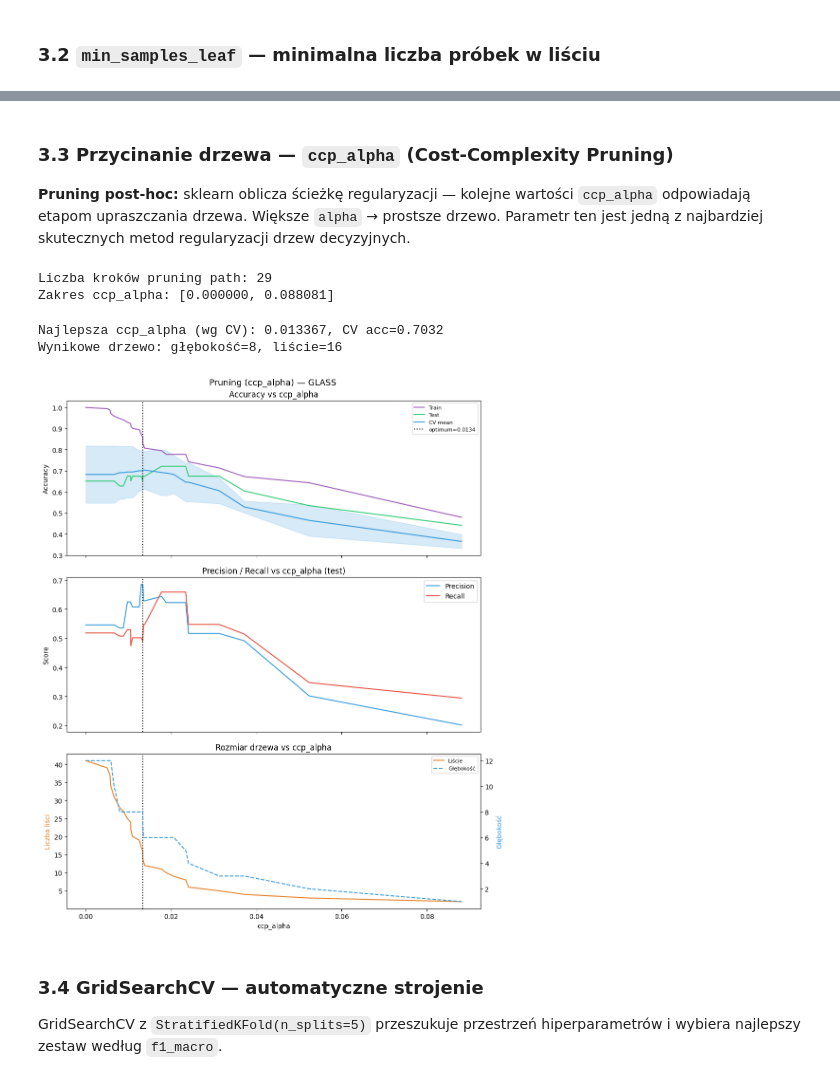
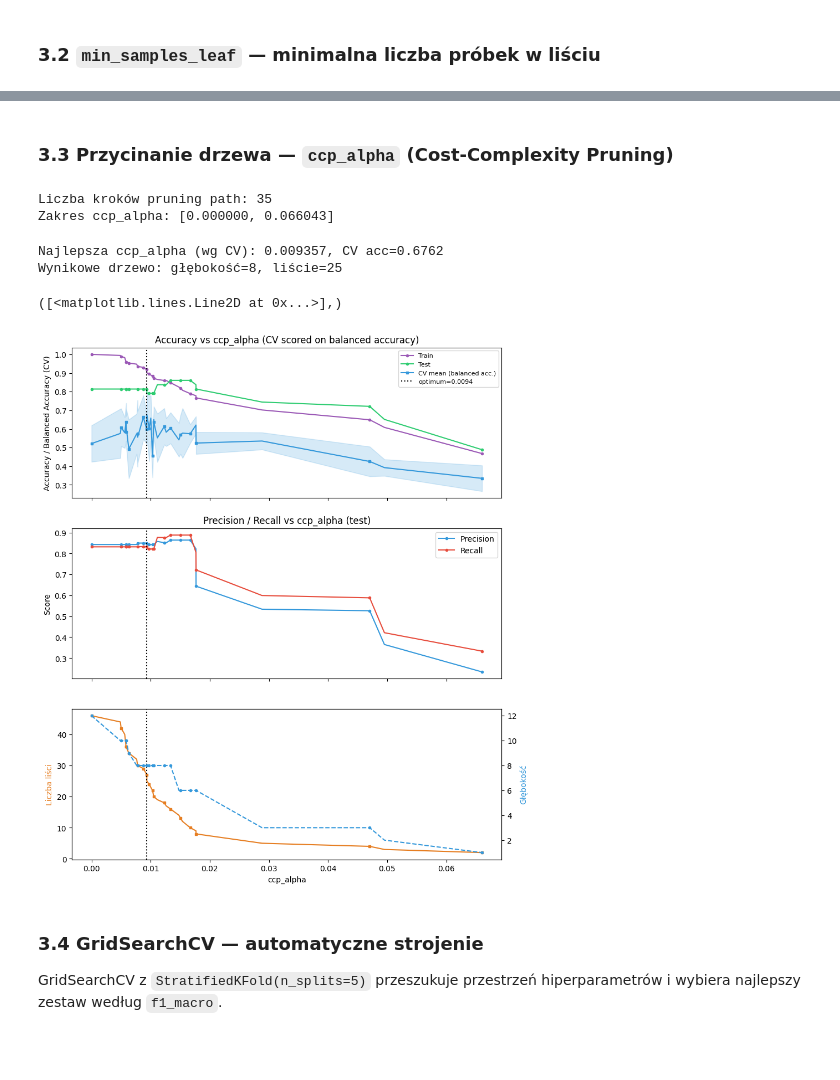
Before and after one commit to mikolaj-olesinski/Machine-Learning-PWR, a Jupyter notebook: lista3/lab3.ipynb, the cells around one changed output, grey strips where cells are left out. Cells and saved outputs as stored; diff of their text form; code cells hidden in the pictures; blank space fills up the shorter version.

```diff
--- a/lista3/lab3.ipynb
+++ b/lista3/lab3.ipynb
@@ -312,19 +331,17 @@ Najlepsze min_samples_leaf (wg CV): 3, CV acc=0.6908
 # %% [markdown]
 ### 3.3 Przycinanie drzewa — `ccp_alpha` (Cost-Complexity Pruning)
-
-**Pruning post-hoc:** sklearn oblicza ścieżkę regularyzacji — kolejne wartości `ccp_alpha` odpowiadają etapom upraszczania drzewa. Większe `alpha` → prostsze drzewo. Parametr ten jest jedną z najbardziej skutecznych metod regularyzacji drzew decyzyjnych.
 # %%
-path = DecisionTreeClassifier(random_state=42).cost_complexity_pruning_path(X_train, y_train)
+path = DecisionTreeClassifier().cost_complexity_pruning_path(X_train, y_train)
 ccp_alphas = path.ccp_alphas[:-1]
 
-skf = StratifiedKFold(n_splits=5, shuffle=True, random_state=42)
+skf = StratifiedKFold(n_splits=5, shuffle=True)
 
 print(f'Liczba kroków pruning path: {len(ccp_alphas)}')
 print(f'Zakres ccp_alpha: [{ccp_alphas.min():.6f}, {ccp_alphas.max():.6f}]')
 
 alpha_results = []
 for alpha in tqdm(ccp_alphas, desc='ccp_alpha sweep'):
-    clf = DecisionTreeClassifier(ccp_alpha=alpha, random_state=42)
+    clf = DecisionTreeClassifier(ccp_alpha=alpha)
     clf.fit(X_train, y_train)
     yp_tr = clf.predict(X_train)
     yp_te = clf.predict(X_test)
@@ -348,54 +365,52 @@ best_row       = df_alpha.loc[best_alpha_idx]
 best_alpha     = float(best_row['ccp_alpha'])
 
 print(f'Najlepsza ccp_alpha (wg CV): {best_alpha:.6f}, CV acc={best_row["cv_mean"]:.4f}')
 print(f'Wynikowe drzewo: głębokość={int(best_row["depth"])}, liście={int(best_row["n_leaves"])}')
 
+n_points  = len(df_alpha)
+markevery = max(1, n_points // 15)  # max ~15 kropek na wykresie
+
 fig, axes = plt.subplots(3, 1, figsize=(10, 12), sharex=True)
 
 # 1) Accuracy
-axes[0].plot(df_alpha['ccp_alpha'], df_alpha['train_acc'], color='#9b59b6', linewidth=1.5, label='Train')
-axes[0].plot(df_alpha['ccp_alpha'], df_alpha['test_acc'],  color='#2ecc71', linewidth=1.5, label='Test')
-axes[0].plot(df_alpha['ccp_alpha'], df_alpha['cv_mean'],   color='#3498db', linewidth=1.5, label='CV mean')
+axes[0].plot(df_alpha['ccp_alpha'], df_alpha['train_acc'], color='#9b59b6', linewidth=1.5, marker='o', markersize=3, markevery=markevery, label='Train')
+axes[0].plot(df_alpha['ccp_alpha'], df_alpha['test_acc'],  color='#2ecc71', linewidth=1.5, marker='o', markersize=3, markevery=markevery, label='Test')
+axes[0].plot(df_alpha['ccp_alpha'], df_alpha['cv_mean'],   color='#3498db', linewidth=1.5, marker='s', markersize=3, markevery=markevery, label='CV mean (balanced acc.)')
 axes[0].fill_between(df_alpha['ccp_alpha'],
                      df_alpha['cv_mean'] - df_alpha['cv_std'],
                      df_alpha['cv_mean'] + df_alpha['cv_std'],
                      alpha=0.2, color='#3498db')
 axes[0].axvline(best_alpha, color='black', linestyle=':', label=f'optimum={best_alpha:.4f}')
-axes[0].set_ylabel('Accuracy')
-axes[0].set_title('Accuracy vs ccp_alpha')
+axes[0].set_ylabel('Accuracy / Balanced Accuracy (CV)')
+axes[0].set_title('Accuracy vs ccp_alpha (CV scored on balanced accuracy)')
 axes[0].legend(fontsize=8)
 
 # 2) Precision / Recall
-axes[1].plot(df_alpha['ccp_alpha'], df_alpha['test_prec'], color='#3498db', linewidth=1.5, label='Precision')
-axes[1].plot(df_alpha['ccp_alpha'], df_alpha['test_rec'],  color='#e74c3c', linewidth=1.5, label='Recall')
+axes[1].plot(df_alpha['ccp_alpha'], df_alpha['test_prec'], color='#3498db', linewidth=1.5, marker='o', markersize=3, markevery=markevery, label='Precision')
+axes[1].plot(df_alpha['ccp_alpha'], df_alpha['test_rec'],  color='#e74c3c', linewidth=1.5, marker='o', markersize=3, markevery=markevery, label='Recall')
 axes[1].axvline(best_alpha, color='black', linestyle=':')
 axes[1].set_ylabel('Score')
 axes[1].set_title('Precision / Recall vs ccp_alpha (test)')
 axes[1].legend()
 
 # 3) Rozmiar drzewa — liście + głębokość na dwóch osiach
 ax_leaves = axes[2]
 ax_depth  = ax_leaves.twinx()
-ax_leaves.plot(df_alpha['ccp_alpha'], df_alpha['n_leaves'], color='#e67e22', linewidth=1.5, label='Liście')
-ax_depth.plot(df_alpha['ccp_alpha'], df_alpha['depth'],     color='#3498db', linewidth=1.5, linestyle='--', label='Głębokość')
+ax_leaves.plot(df_alpha['ccp_alpha'], df_alpha['n_leaves'], color='#e67e22', linewidth=1.5, marker='s', markersize=3, markevery=markevery, label='Liście')
+ax_depth.plot(df_alpha['ccp_alpha'], df_alpha['depth'],     color='#3498db', linewidth=1.5, marker='o', markersize=3, markevery=markevery, linestyle='--', label='Głębokość')
 ax_leaves.axvline(best_alpha, color='black', linestyle=':')
 ax_leaves.set_xlabel('ccp_alpha')
 ax_leaves.set_ylabel('Liczba liści', color='#e67e22')
 ax_depth.set_ylabel('Głębokość', color='#3498db')
 lines1, labels1 = ax_leaves.get_legend_handles_labels()
-lines2, labels2 = ax_depth.get_legend_handles_labels()
-ax_leaves.legend(lines1 + lines2, labels1 + labels2, fontsize=8)
-ax_leaves.set_title('Rozmiar drzewa vs ccp_alpha')
-
-plt.suptitle('Pruning (ccp_alpha) — GLASS', fontsize=13)
-plt.tight_layout()
-plt.show()
+lines2,
 # %% [output]
-Liczba kroków pruning path: 29
-Zakres ccp_alpha: [0.000000, 0.088081]
+Liczba kroków pruning path: 35
+Zakres ccp_alpha: [0.000000, 0.066043]
-Najlepsza ccp_alpha (wg CV): 0.013367, CV acc=0.7032
-Wynikowe drzewo: głębokość=8, liście=16
+Najlepsza ccp_alpha (wg CV): 0.009357, CV acc=0.6762
+Wynikowe drzewo: głębokość=8, liście=25
+([<matplotlib.lines.Line2D at 0x...>],)
-[figure, old version]
+[figure, new version]
 # %% [markdown]
 ### 3.4 GridSearchCV — automatyczne strojenie
 
```
Also changed, not shown: parts of 34 cells of this notebook.
